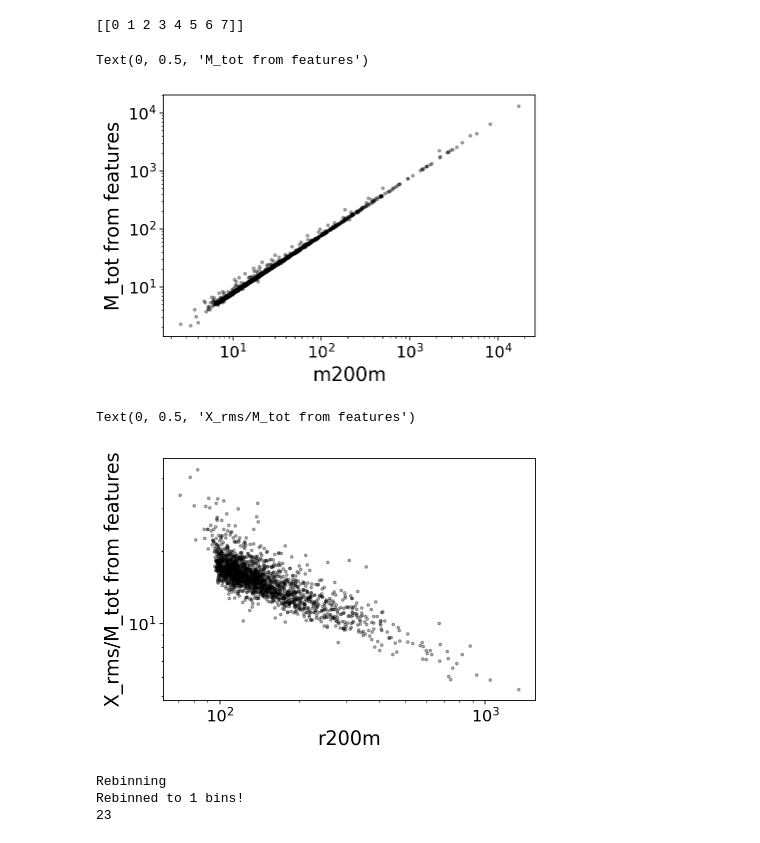
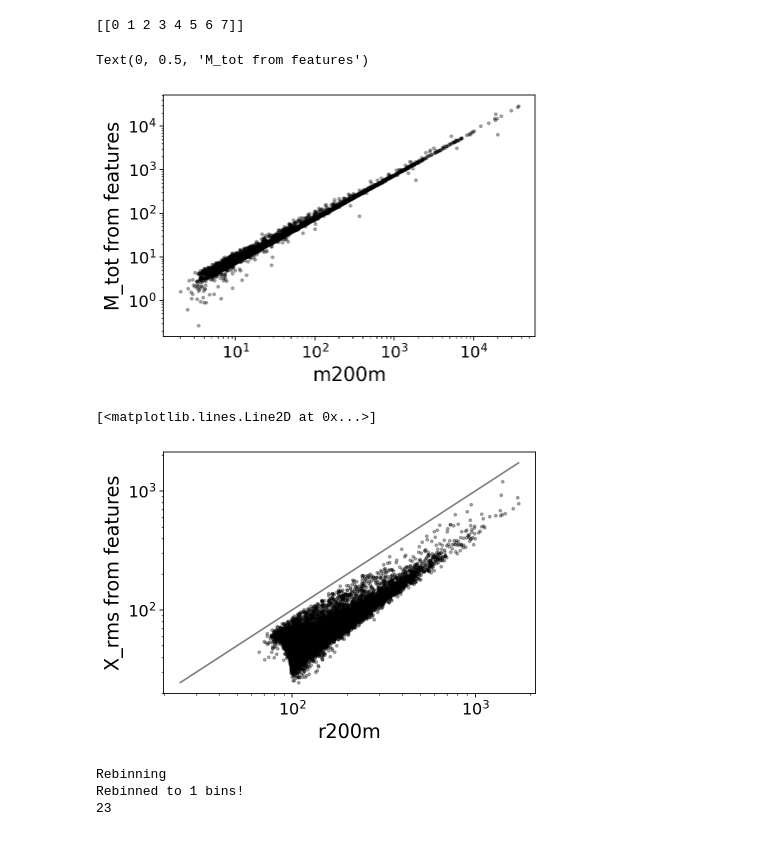
Before and after one commit to kstoreyf/equivariant-cosmology, a Jupyter notebook: notebooks/2022-03-14_visualize_features.ipynb, the cells around one changed output. Saved outputs shown, nothing was run; the diff lists cells and outputs as text; code cells hidden in the pictures.

```diff
--- a/notebooks/2022-03-14_visualize_features.ipynb
+++ b/notebooks/2022-03-14_visualize_features.ipynb
@@ -32,10 +32,10 @@ import scalars
 # sim / halo info
 base_dir = '/scratch/ksf293/equivariant-cosmology/data'
 snap_num_str = '099' # z = 0
-# sim_name = 'TNG100-1'
-# sim_name_dark = 'TNG100-1-Dark'
-sim_name = 'TNG50-4'
-sim_name_dark = 'TNG50-4-Dark'
+sim_name = 'TNG100-1'
+sim_name_dark = 'TNG100-1-Dark'
+# sim_name = 'TNG50-4'
+# sim_name_dark = 'TNG50-4-Dark'
 halo_dir = f'../data/halos/halos_{sim_name}'
 halo_tag = '_nstarpartmin1'
 fn_dark_halo_arr = f'{halo_dir}/halos_{sim_name}{halo_tag}.npy'
@@ -174,18 +174,22 @@ plt.xlabel('m200m')
 plt.ylabel('M_tot from features')
 # %% [output]
 Text(0, 0.5, 'M_tot from features')
-[figure, old version]
+[figure, new version]
 # %%
 sim_reader.add_catalog_property_to_halos('r200m')
 r_200 = np.array([dark_halo.catalog_properties['r200m'] for dark_halo in sim_reader.dark_halo_arr])
-plt.scatter(r_200, scalar_featurizer.X_rms/scalar_featurizer.M_tot, s=6, c='k', alpha=0.3)
+plt.scatter(r_200, scalar_featurizer.X_rms, s=6, c='k', alpha=0.3)
 plt.xscale('log')
 plt.yscale('log')
 plt.xlabel('r200m')
-plt.ylabel('X_rms/M_tot from features')
+plt.ylabel('X_rms from features')
+minmin = min(np.min(r_200), np.min(scalar_featurizer.X_rms))
+maxmax = max(np.max(r_200), np.max(scalar_featurizer.X_rms))
+one2one_line = np.linspace(minmin, maxmax, 2)
+plt.plot(one2one_line, one2one_line, color='grey')
 # %% [output]
-Text(0, 0.5, 'X_rms/M_tot from features')
+[<matplotlib.lines.Line2D at 0x...>]
-[figure, old version]
+[figure, new version]
 # %%
 scalar_featurizer.rescale_geometric_features(scalar_featurizer.M_tot,
                                              scalar_featurizer.X_rms,
```
Also changed, not shown: parts of 5 cells of this notebook.
